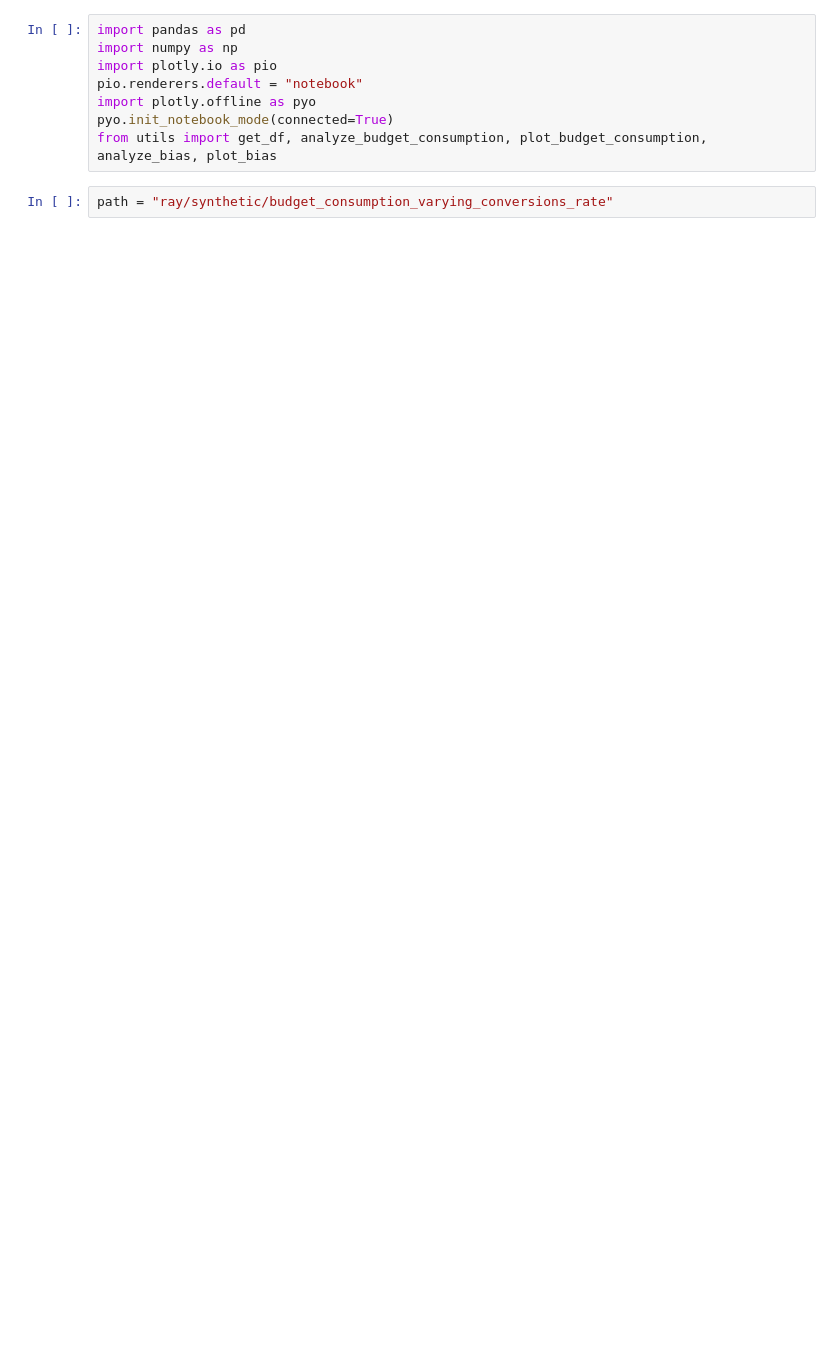
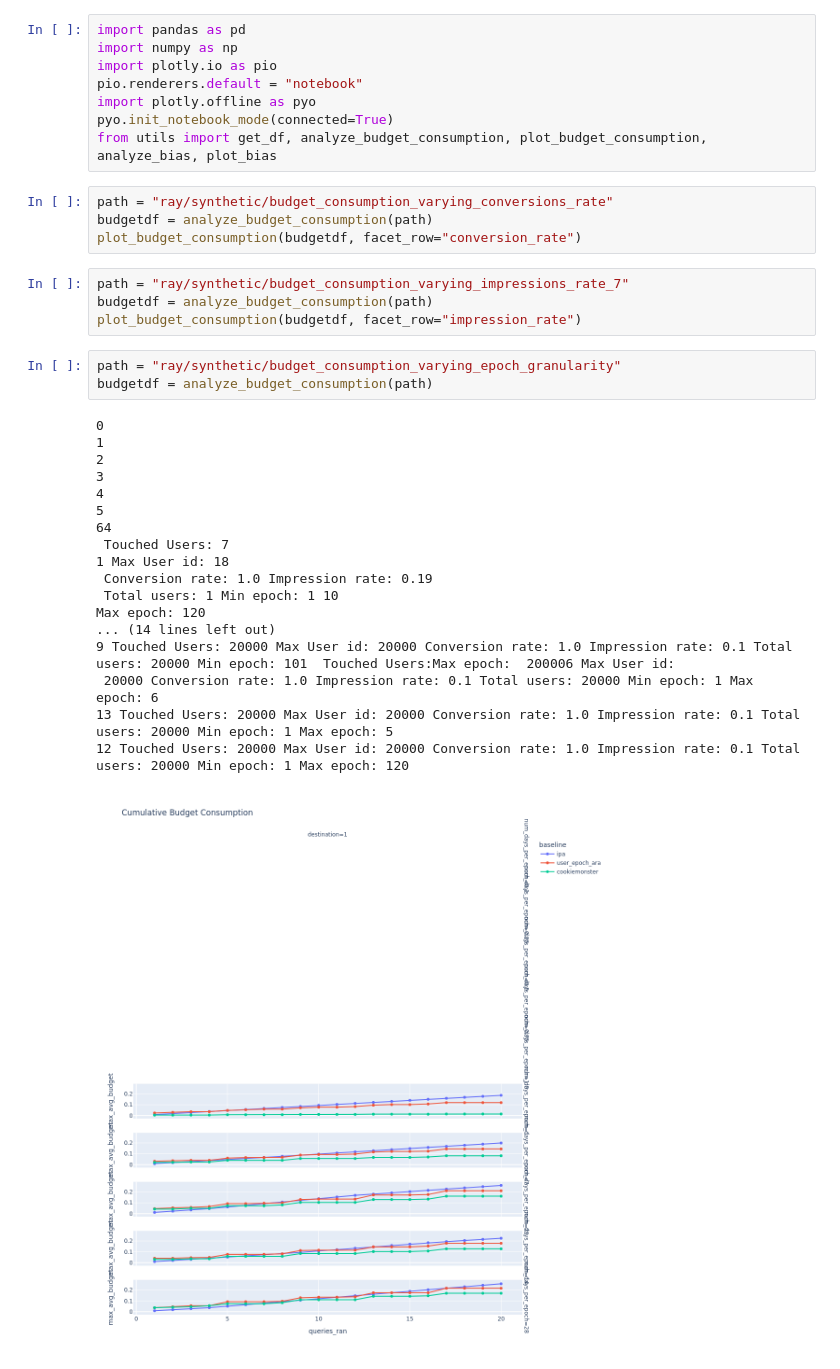
Before and after one commit to columbia/cookiemonster, a Jupyter notebook: notebooks/analysis.ipynb, the cells around one changed output. Cells and saved outputs as stored; diff of their text form; blank space fills up the shorter version.

```diff
--- a/notebooks/analysis.ipynb
+++ b/notebooks/analysis.ipynb
@@ -12,5 +9,33 @@ pio.renderers.default = "notebook"
 import plotly.offline as pyo
 pyo.init_notebook_mode(connected=True)
 from utils import get_df, analyze_budget_consumption, plot_budget_consumption, analyze_bias, plot_bias
+# %%
+path = "ray/synthetic/budget_consumption_varying_conversions_rate"
+budgetdf = analyze_budget_consumption(path)
+plot_budget_consumption(budgetdf, facet_row="conversion_rate")
+# %%
+path = "ray/synthetic/budget_consumption_varying_impressions_rate_7"
+budgetdf = analyze_budget_consumption(path)
+plot_budget_consumption(budgetdf, facet_row="impression_rate")
 # %%
-path = "ray/synthetic/budget_consumption_varying_conversions_rate"
+path = "ray/synthetic/budget_consumption_varying_epoch_granularity"
+budgetdf = analyze_budget_consumption(path)
+# %% [output]
+0
+1
+2
+3
+4
+5
+64
+ Touched Users: 7
+1 Max User id: 18
+ Conversion rate: 1.0 Impression rate: 0.19
+ Total users: 1 Min epoch: 1 10
+Max epoch: 120
+... (14 lines left out)
+9 Touched Users: 20000 Max User id: 20000 Conversion rate: 1.0 Impression rate: 0.1 Total users: 20000 Min epoch: 101  Touched Users:Max epoch:  200006 Max User id:
+ 20000 Conversion rate: 1.0 Impression rate: 0.1 Total users: 20000 Min epoch: 1 Max epoch: 6
+13 Touched Users: 20000 Max User id: 20000 Conversion rate: 1.0 Impression rate: 0.1 Total users: 20000 Min epoch: 1 Max epoch: 5
+12 Touched Users: 20000 Max User id: 20000 Conversion rate: 1.0 Impression rate: 0.1 Total users: 20000 Min epoch: 1 Max epoch: 120
+[figure, added]
```
Also changed, not shown: parts of 7 cells of this notebook.
